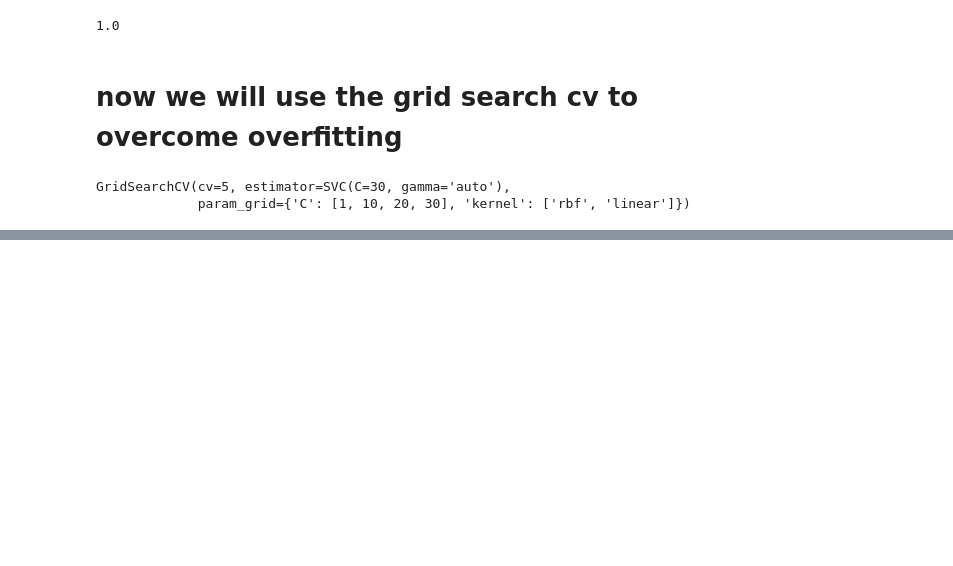
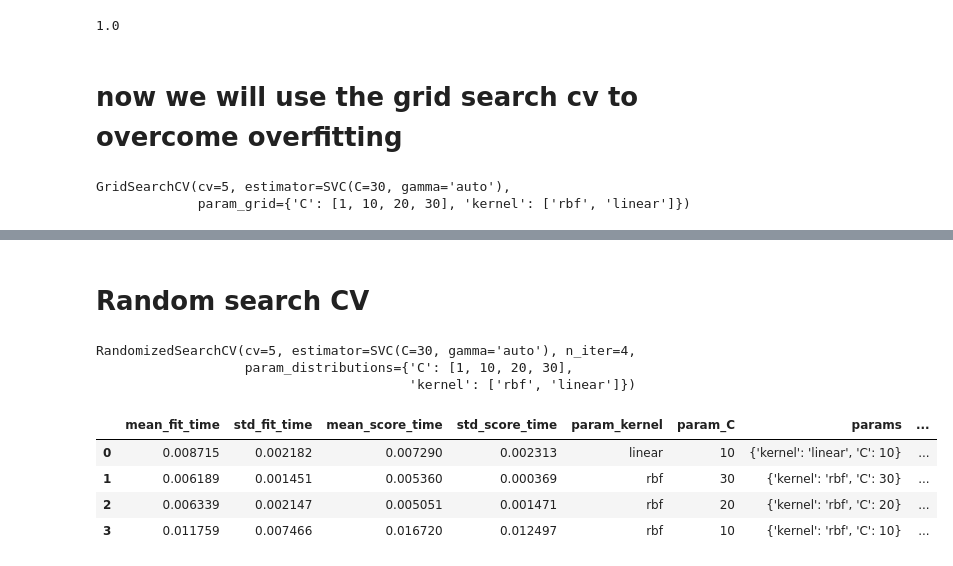
Before and after one commit to rajnikant-coder/ML-learnings-, a Jupyter notebook: hyper_para_tunning.ipynb, the cells around one changed output, grey strips where cells are left out. Cells and saved outputs as stored; diff of their text form; code cells hidden in the pictures; blank space fills up the shorter version.

Commit message:
random search

```diff
--- a/hyper_para_tuning.ipynb
+++ b/hyper_para_tunning.ipynb
@@ -121,0 +134,2 @@ results
+# %% [markdown]
+# Random search CV
@@ -121,0 +138,20 @@ results
+# %%
+random_classifier = RandomizedSearchCV((svm_model),{
+        'C' :[1,10,20,30],
+        'kernel' :['rbf' , 'linear']
+    } ,n_iter= 4 , cv = 5 , return_train_score= False)
+# %%
+random_classifier.fit(x,y)
+# %% [output]
+RandomizedSearchCV(cv=5, estimator=SVC(C=30, gamma='auto'), n_iter=4,
+                   param_distributions={'C': [1, 10, 20, 30],
+                                        'kernel': ['rbf', 'linear']})
+# %%
+results_random = pd.DataFrame(random_classifier.cv_results_)
+results_random
+# %% [output]
+|  | mean_fit_time | std_fit_time | mean_score_time | std_score_time | param_kernel | param_C | params | ... |
+| 0 | 0.008715 | 0.002182 | 0.007290 | 0.002313 | linear | 10 | {'kernel': 'linear', 'C': 10} | ... |
+| 1 | 0.006189 | 0.001451 | 0.005360 | 0.000369 | rbf | 30 | {'kernel': 'rbf', 'C': 30} | ... |
+| 2 | 0.006339 | 0.002147 | 0.005051 | 0.001471 | rbf | 20 | {'kernel': 'rbf', 'C': 20} | ... |
+| 3 | 0.011759 | 0.007466 | 0.016720 | 0.012497 | rbf | 10 | {'kernel': 'rbf', 'C': 10} | ... |
```
Also changed, not shown: parts of 5 cells of this notebook.
